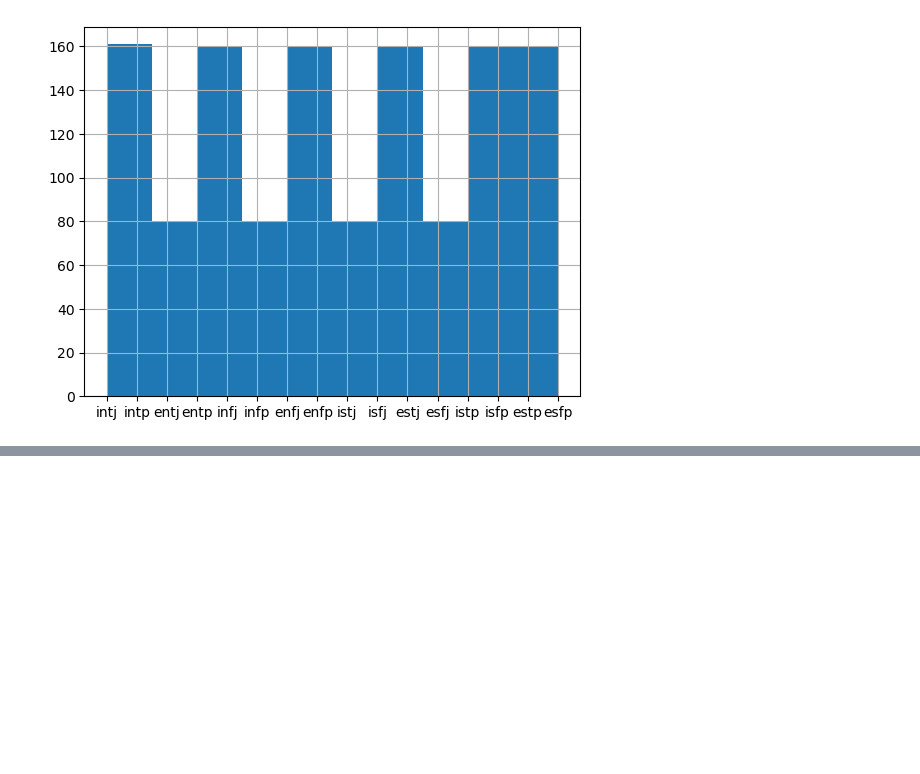
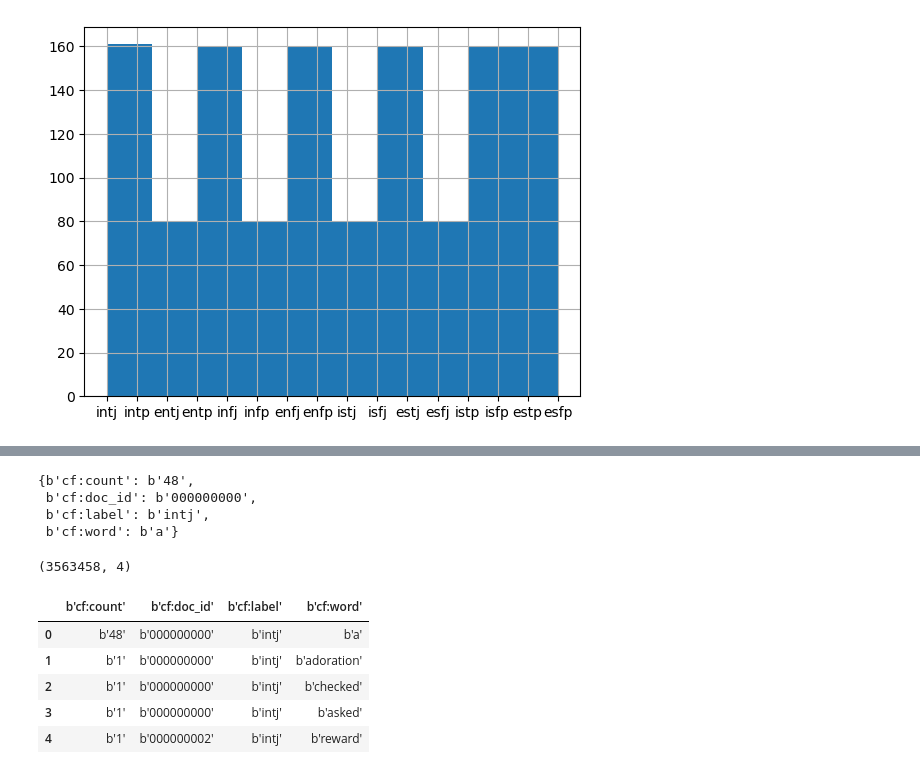
Before and after one commit to johncattanach/BigDataCA, a Jupyter notebook: twitter-mbti-eda2.ipynb, the cells around one changed output, grey strips where cells are left out. Saved outputs shown, nothing was run; the diff lists cells and outputs as text; code cells hidden in the pictures; blank space fills up the shorter version.

```diff
--- a/twitter-mbti-eda2.ipynb
+++ b/twitter-mbti-eda2.ipynb
@@ -246,0 +248,7 @@ df.head()
+# %%
+table.row(b'1')
+# %% [output]
+{b'cf:count': b'48',
+ b'cf:doc_id': b'000000000',
+ b'cf:label': b'intj',
+ b'cf:word': b'a'}
@@ -246,0 +262,13 @@ df.head()
+# %%
+hdf.shape
+# %% [output]
+(3563458, 4)
+# %%
+hdf.head()
+# %% [output]
+|  | b'cf:count' | b'cf:doc_id' | b'cf:label' | b'cf:word' |
+| 0 | b'48' | b'000000000' | b'intj' | b'a' |
+| 1 | b'1' | b'000000000' | b'intj' | b'adoration' |
+| 2 | b'1' | b'000000000' | b'intj' | b'checked' |
+| 3 | b'1' | b'000000000' | b'intj' | b'asked' |
+| 4 | b'1' | b'000000002' | b'intj' | b'reward' |
```
Also changed, not shown: parts of 34 cells of this notebook.
